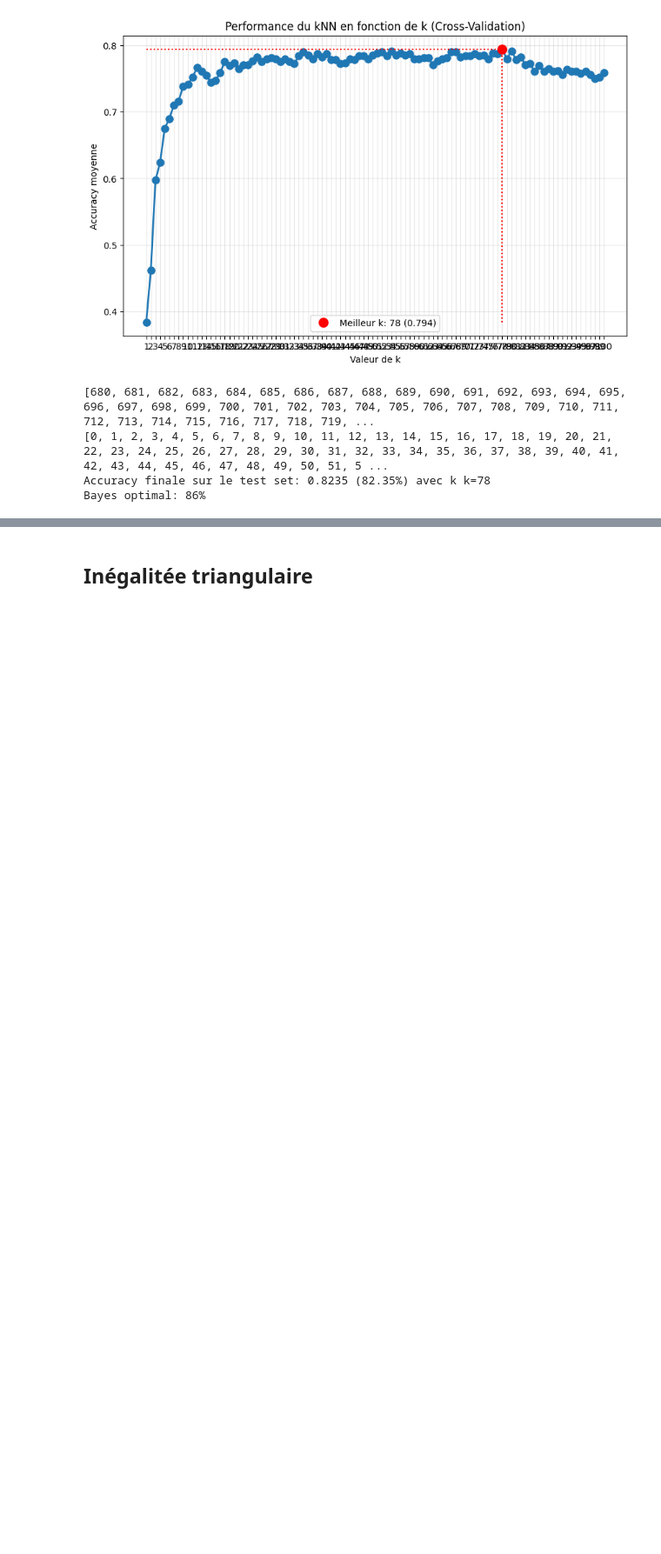
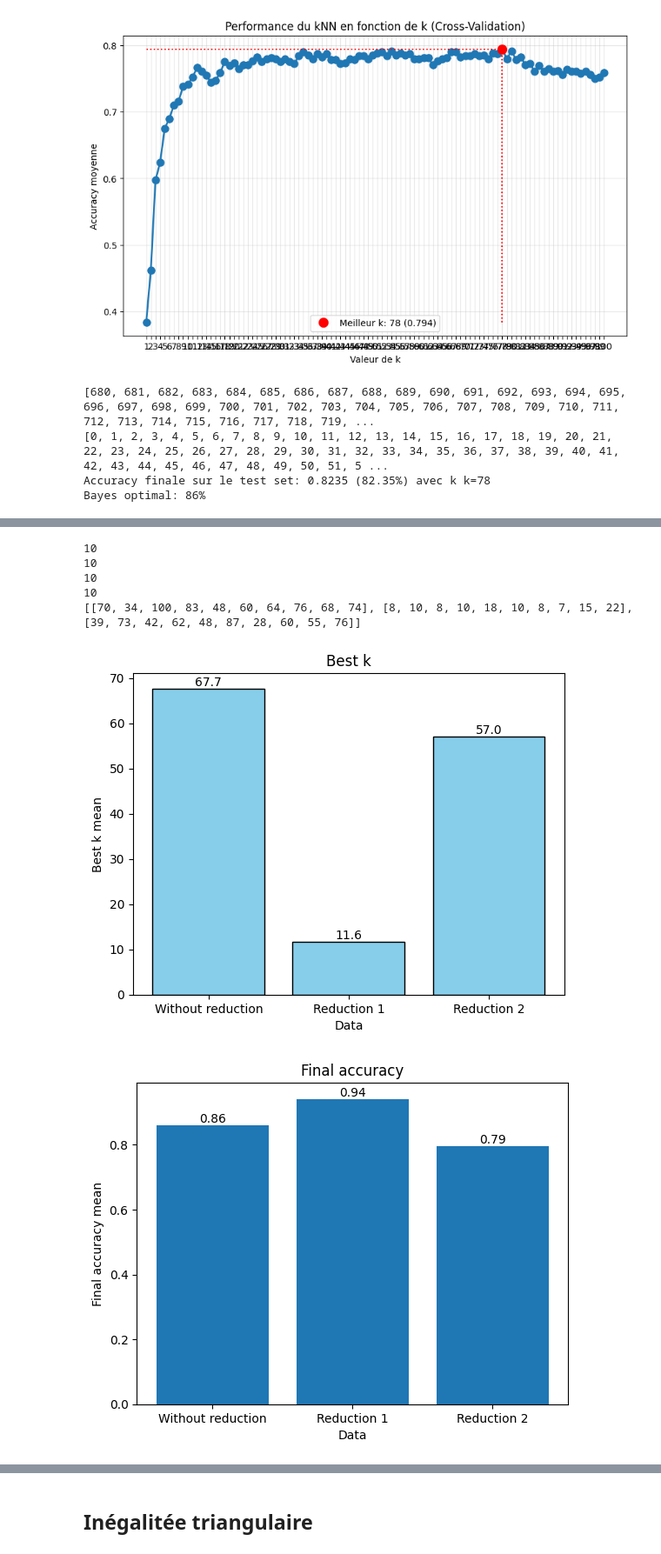
Before and after one commit to Fryzim/KNN-Classifier, a Jupyter notebook: projet.ipynb, the cells around one changed output, grey strips where cells are left out. Shown at 87% size. Drawn from its saved outputs; the diff is of its cells as text; code cells hidden in the pictures; blank space fills up the shorter version.

```diff
--- a/projet.ipynb
+++ b/projet.ipynb
@@ -684,3 +728,13 @@ fold 5/5...
 [0, 1, 2, 3, 4, 5, 6, 7, 8, 9, 10, 11, 12, 13, 14, 15, 16, 17, 18, 19, 20, 21, 22, 23, 24, 25, 26, 27, 28, 29, 30, 31, 32, 33, 34, 35, 36, 37, 38, 39, 40, 41, 42, 43, 44, 45, 46, 47, 48, 49, 50, 51, 5 ...
 Accuracy finale sur le test set: 0.8235 (82.35%) avec k k=78
 Bayes optimal: 86%
+# %%
+
+data_depart = np.concatenate((X_np, y_np.reshape(-1, 1)), axis=1)
+data_reduction1 = np.concatenate((X_cleaned, y_cleaned.reshape(-1, 1)), axis=1)
+data_reduction2 = np.concatenate((X_cleaned2, y_cleaned2.reshape(-1, 1)), axis=1)
+
+exp_best_k = [[], [], []]
+exp_best_accuracy = [[], [], []]
+exp_mean_accuracies = [[], [], []]
+exp_final_accuracy = [[], [], []]
@@ -686,0 +817,57 @@ Bayes optimal: 86%
+# %%
+print(len(exp_best_accuracy[0]))
+print(len(exp_best_k[0]))
+print(len(exp_final_accuracy[0]))
+print(len(exp_mean_accuracies[0]))
+
+print(exp_best_k)
+# %% [output]
+10
+10
+10
+10
+[[70, 34, 100, 83, 48, 60, 64, 76, 68, 74], [8, 10, 8, 10, 18, 10, 8, 7, 15, 22], [39, 73, 42, 62, 48, 87, 28, 60, 55, 76]]
+# %%
+labels = ['Without reduction', 'Reduction 1', 'Reduction 2']
+
+valeurs = [np.mean(np.array(exp_best_k[0])), np.mean(np.array(exp_best_k[1])), np.mean(np.array(exp_best_k[2]))]
+plt.bar(labels, valeurs, color='skyblue', edgecolor='black')
+
+for i, valeur in enumerate(valeurs):
+    plt.text(i, valeur + 0.05, str(valeur), ha='center', va='bottom')
+
+plt.title("Best k")
+plt.xlabel("Data")
+plt.ylabel("Best k mean")
+
+plt.show()
+
+valeurs = [np.mean(np.array(exp_final_accuracy[0])), np.mean(np.array(exp_final_accuracy[1])), np.mean(np.array(exp_final_accuracy[2]))]
+plt.bar(labels, valeurs)
+
+for i, valeur in enumerate(valeurs):
+    plt.text(i, valeur + 0.001, f"{valeur:.2f}", ha='center', va='bottom')
+
+y_max = max(valeurs)
+plt.ylim(0, y_max + 0.05)
+
+plt.title("Final accuracy")
+plt.xlabel("Data")
+plt.ylabel("Final accuracy mean")
+
+plt.show()
+
+valeurs = [np.mean(np.array(exp_best_accuracy[0])), np.mean(np.array(exp_best_accuracy[1])), np.mean(np.array(exp_best_accuracy[2]))]
+plt.bar(labels, valeurs, edgecolor='black')
+
+for i, valeur in enumerate(valeurs):
+    plt.text(i, valeur + 0.001, f"{valeur:.2f}", ha='center', va='bottom')
+
+plt.title("Best accuracy")
+plt.xlabel("Data")
+plt.ylabel("Best accuracy mean")
+
+plt.show()
+# %% [output]
+[figure, added]
+[figure, added]
```
Also changed, not shown: parts of 5 cells of this notebook, 3 other files.
